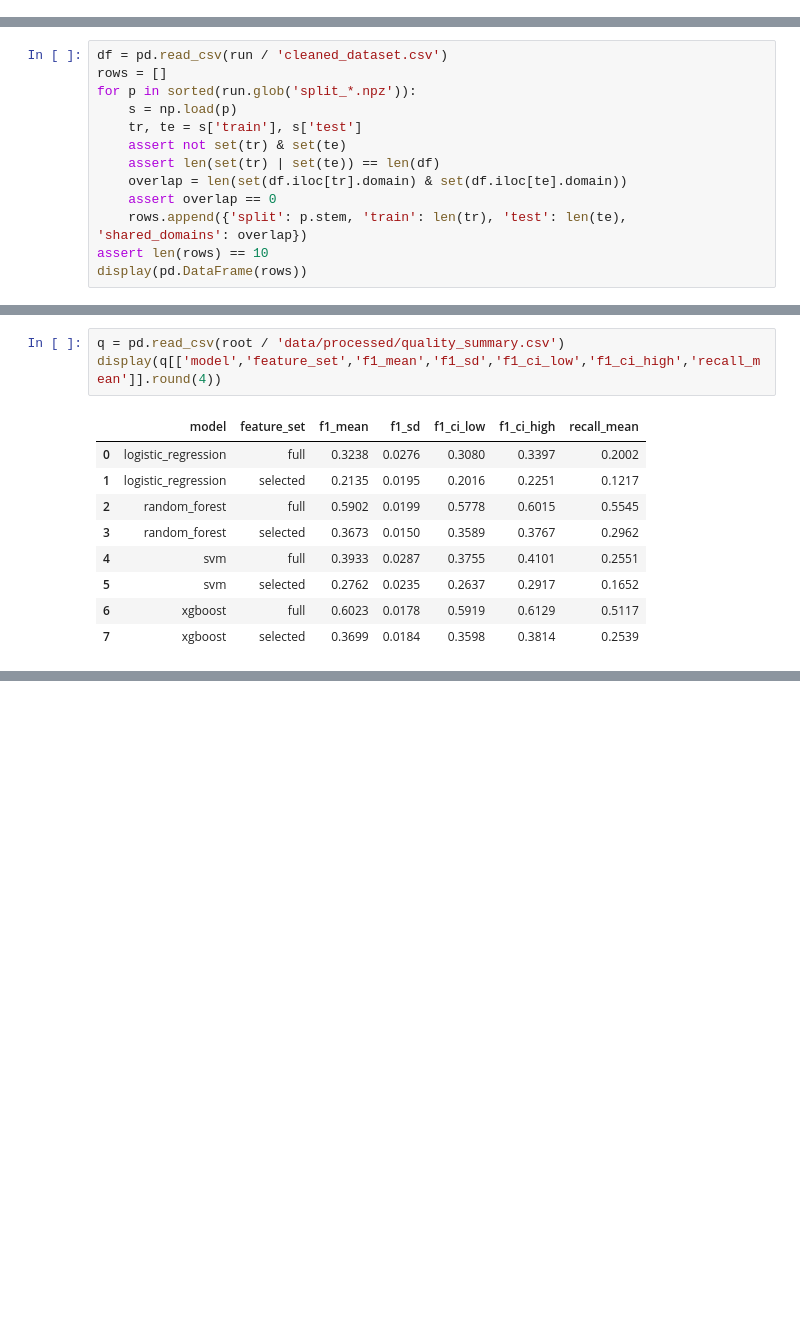
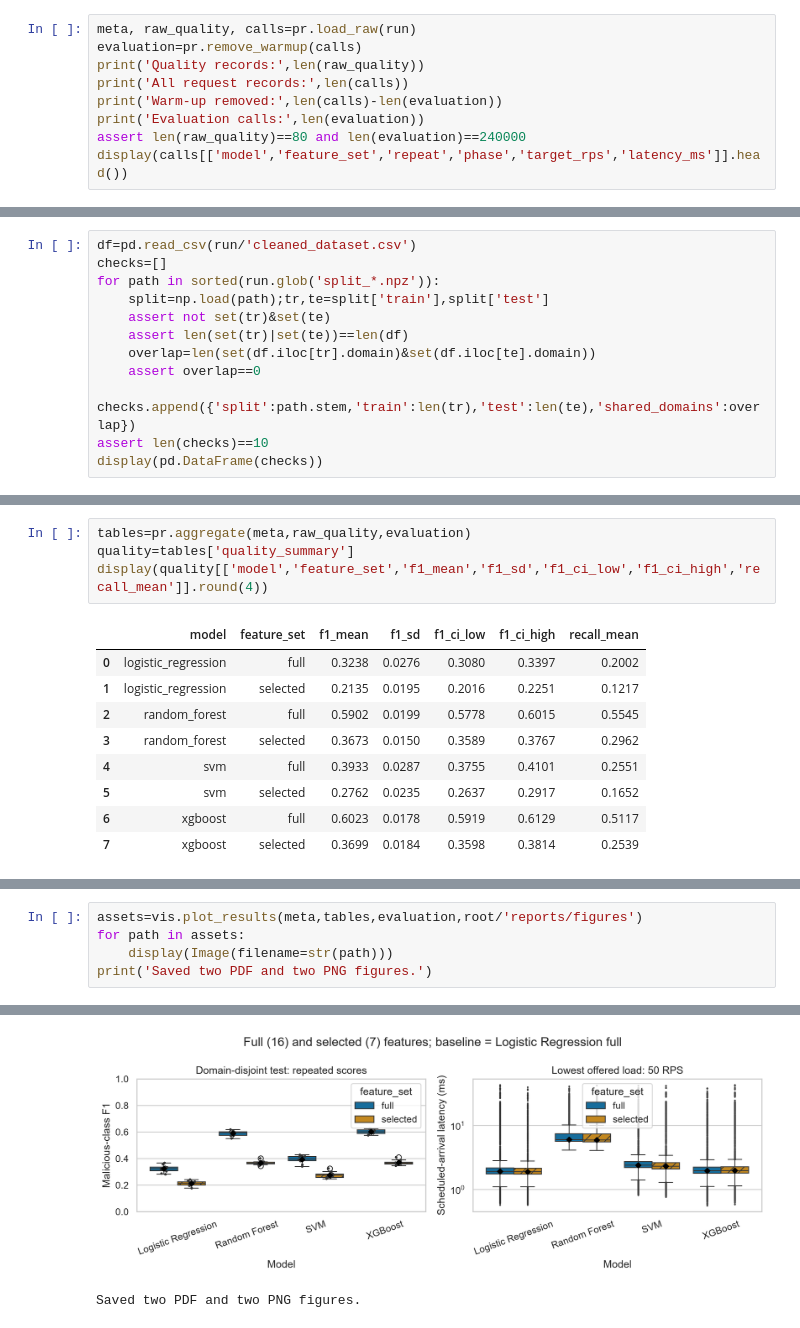
Before and after one commit to dariyanagabdylshukir-crypto/phishing-url-ml-comparison, a Jupyter notebook: notebooks/01_data_analysis.ipynb, the cells around one changed output, grey strips where cells are left out. Drawn from its saved outputs; the diff is of its cells as text; blank space fills up the shorter version.

Commit message:
Finalize reproducible analysis notebook, figures and Task 3 report

```diff
--- a/notebooks/01_data_analysis.ipynb
+++ b/notebooks/01_data_analysis.ipynb
@@ -23,0 +28,9 @@ Recorded environment: 3.11.9 Windows-10-10.0.22631-SP0
+# %%
+meta, raw_quality, calls=pr.load_raw(run)
+evaluation=pr.remove_warmup(calls)
+print('Quality records:',len(raw_quality))
+print('All request records:',len(calls))
+print('Warm-up removed:',len(calls)-len(evaluation))
+print('Evaluation calls:',len(evaluation))
+assert len(raw_quality)==80 and len(evaluation)==240000
+display(calls[['model','feature_set','repeat','phase','target_rps','latency_ms']].head())
@@ -28,16 +52,15 @@ Thirty percent of groups are held out; URL proportions vary. Repeats share obser
 # %%
-df = pd.read_csv(run / 'cleaned_dataset.csv')
-rows = []
-for p in sorted(run.glob('split_*.npz')):
-    s = np.load(p)
-    tr, te = s['train'], s['test']
-    assert not set(tr) & set(te)
-    assert len(set(tr) | set(te)) == len(df)
-    overlap = len(set(df.iloc[tr].domain) & set(df.iloc[te].domain))
-    assert overlap == 0
-    rows.append({'split': p.stem, 'train': len(tr), 'test': len(te), 'shared_domains': overlap})
-assert len(rows) == 10
-display(pd.DataFrame(rows))
+df=pd.read_csv(run/'cleaned_dataset.csv')
+checks=[]
+for path in sorted(run.glob('split_*.npz')):
+    split=np.load(path);tr,te=split['train'],split['test']
+    assert not set(tr)&set(te)
+    assert len(set(tr)|set(te))==len(df)
+    overlap=len(set(df.iloc[tr].domain)&set(df.iloc[te].domain))
+    assert overlap==0
+    checks.append({'split':path.stem,'train':len(tr),'test':len(te),'shared_domains':overlap})
+assert len(checks)==10
+display(pd.DataFrame(checks))
 # %% [output]
 |  | split | train | test | shared_domains |
 | 0 | split_01 | 13845 | 6134 | 0 |
@@ -57,6 +80,7 @@ Mean and sample SD over ten repeats; 95% bootstrap intervals use 2,000 resamples
 # %%
-q = pd.read_csv(root / 'data/processed/quality_summary.csv')
-display(q[['model','feature_set','f1_mean','f1_sd','f1_ci_low','f1_ci_high','recall_mean']].round(4))
+tables=pr.aggregate(meta,raw_quality,evaluation)
+quality=tables['quality_summary']
+display(quality[['model','feature_set','f1_mean','f1_sd','f1_ci_low','f1_ci_high','recall_mean']].round(4))
 # %% [output]
 |  | model | feature_set | f1_mean | f1_sd | f1_ci_low | f1_ci_high | recall_mean |
 | 0 | logistic_regression | full | 0.3238 | 0.0276 | 0.3080 | 0.3397 | 0.2002 |
@@ -116,0 +122,6 @@ The full lexical extractor is evaluated even for selected features. To recompute
+# %%
+assets=vis.plot_results(meta,tables,evaluation,root/'reports/figures')
+for path in assets:
+    display(Image(filename=str(path)))
+print('Saved two PDF and two PNG figures.')
+# %% [output]
@@ -116,0 +129,2 @@ The full lexical extractor is evaluated even for selected features. To recompute
+[figure, added]
+Saved two PDF and two PNG figures.
```
Also changed, not shown: parts of 16 cells of this notebook, 18 other files.
